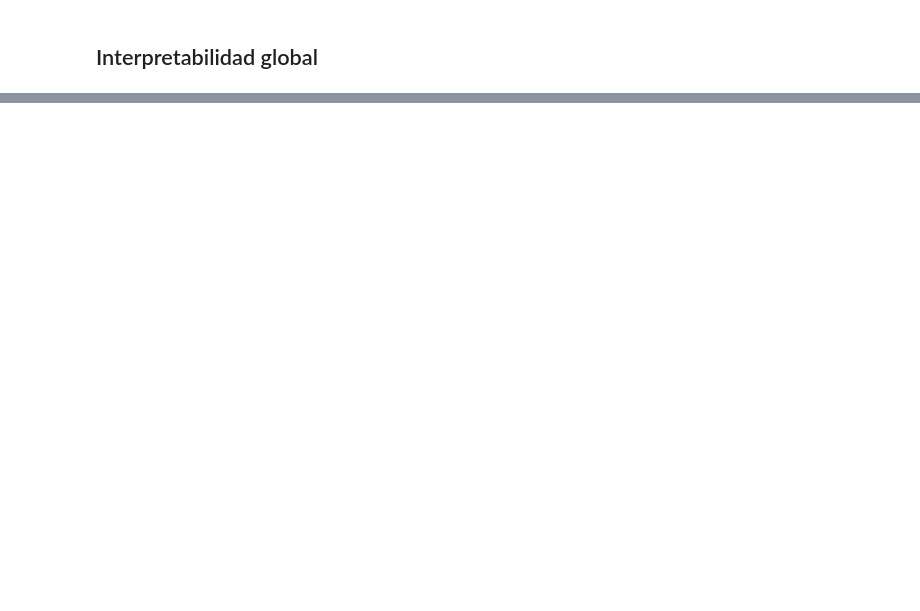
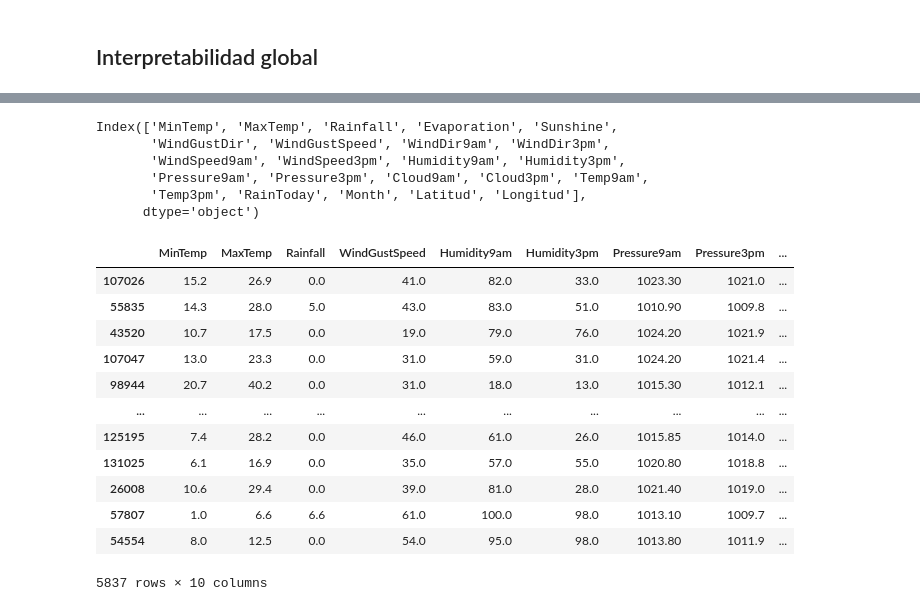
Before and after one commit to EugenioBravi/AA1-TUIA-Bravi-Nemeth, a Jupyter notebook: TP2_AA1.ipynb, the cells around one changed output, grey strips where cells are left out. Drawn from its saved outputs; the diff is of its cells as text; code cells hidden in the pictures; blank space fills up the shorter version.

```diff
--- a/TP2_AA1.ipynb
+++ b/TP2_AA1.ipynb
@@ -805,0 +844,9 @@ shap.plots.bar(explanation)
+# %%
+X_train.columns
+# %% [output]
+Index(['MinTemp', 'MaxTemp', 'Rainfall', 'Evaporation', 'Sunshine',
+       'WindGustDir', 'WindGustSpeed', 'WindDir9am', 'WindDir3pm',
+       'WindSpeed9am', 'WindSpeed3pm', 'Humidity9am', 'Humidity3pm',
+       'Pressure9am', 'Pressure3pm', 'Cloud9am', 'Cloud3pm', 'Temp9am',
+       'Temp3pm', 'RainToday', 'Month', 'Latitud', 'Longitud'],
+      dtype='object')
@@ -805,0 +857,16 @@ shap.plots.bar(explanation)
+# %%
+X_test_shap
+# %% [output]
+|  | MinTemp | MaxTemp | Rainfall | WindGustSpeed | Humidity9am | Humidity3pm | Pressure9am | Pressure3pm | ... |
+| 107026 | 15.2 | 26.9 | 0.0 | 41.0 | 82.0 | 33.0 | 1023.30 | 1021.0 | ... |
+| 55835 | 14.3 | 28.0 | 5.0 | 43.0 | 83.0 | 51.0 | 1010.90 | 1009.8 | ... |
+| 43520 | 10.7 | 17.5 | 0.0 | 19.0 | 79.0 | 76.0 | 1024.20 | 1021.9 | ... |
+| 107047 | 13.0 | 23.3 | 0.0 | 31.0 | 59.0 | 31.0 | 1024.20 | 1021.4 | ... |
+| 98944 | 20.7 | 40.2 | 0.0 | 31.0 | 18.0 | 13.0 | 1015.30 | 1012.1 | ... |
+| ... | ... | ... | ... | ... | ... | ... | ... | ... | ... |
+| 125195 | 7.4 | 28.2 | 0.0 | 46.0 | 61.0 | 26.0 | 1015.85 | 1014.0 | ... |
+| 131025 | 6.1 | 16.9 | 0.0 | 35.0 | 57.0 | 55.0 | 1020.80 | 1018.8 | ... |
+| 26008 | 10.6 | 29.4 | 0.0 | 39.0 | 81.0 | 28.0 | 1021.40 | 1019.0 | ... |
+| 57807 | 1.0 | 6.6 | 6.6 | 61.0 | 100.0 | 98.0 | 1013.10 | 1009.7 | ... |
+| 54554 | 8.0 | 12.5 | 0.0 | 54.0 | 95.0 | 98.0 | 1013.80 | 1011.9 | ... |
+5837 rows × 10 columns
```
Also changed, not shown: parts of 20 cells of this notebook.
